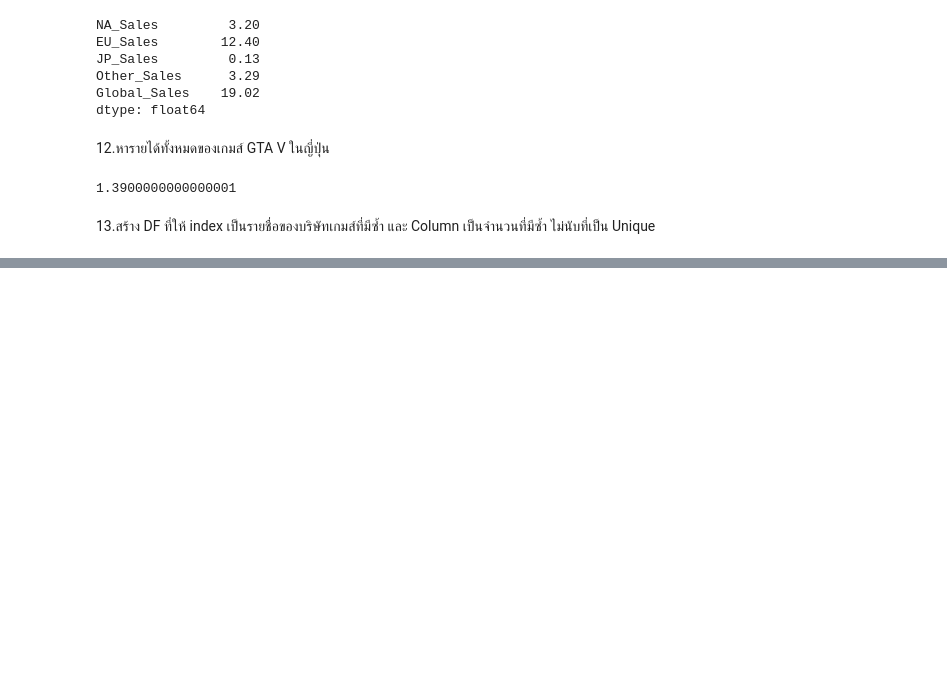
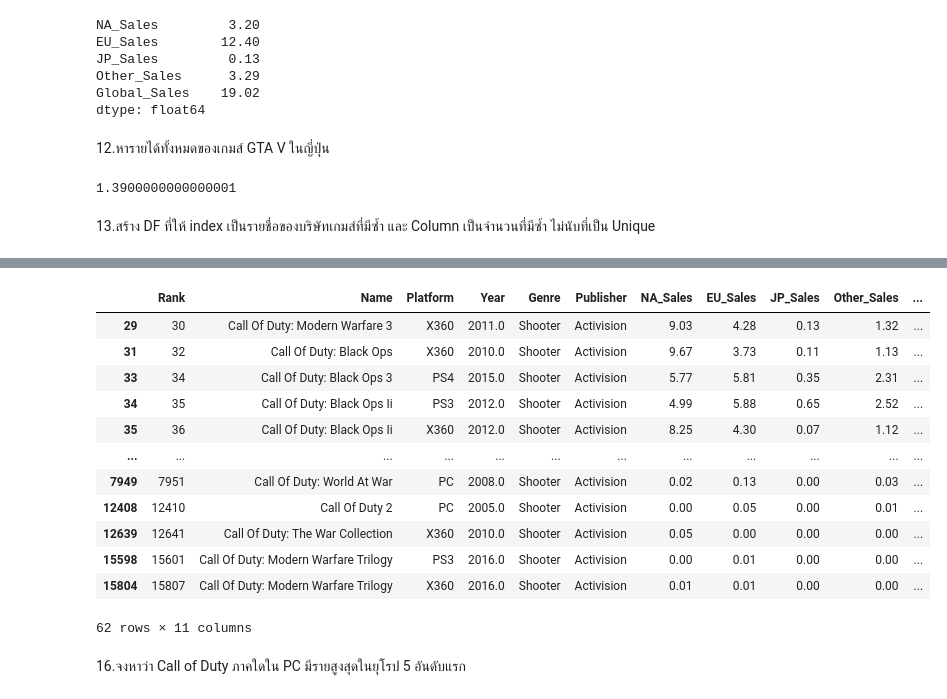
Before and after one commit to 0xKoios/DataCamp-2-for-Data-Scientist, a Jupyter notebook: 8. Project I Capstone/Project I Capstone.ipynb, the cells around one changed output, grey strips where cells are left out. Saved outputs shown, nothing was run; the diff lists cells and outputs as text; code cells hidden in the pictures; blank space fills up the shorter version.

```diff
--- a/8. Project I Capstone/Project I Capstone.ipynb
+++ b/8. Project I Capstone/Project I Capstone.ipynb
@@ -274,0 +353,18 @@ df.set_index("Name")
+# %%
+df_cad
+# %% [output]
+|  | Rank | Name | Platform | Year | Genre | Publisher | NA_Sales | EU_Sales | JP_Sales | Other_Sales | ... |
+| 29 | 30 | Call Of Duty: Modern Warfare 3 | X360 | 2011.0 | Shooter | Activision | 9.03 | 4.28 | 0.13 | 1.32 | ... |
+| 31 | 32 | Call Of Duty: Black Ops | X360 | 2010.0 | Shooter | Activision | 9.67 | 3.73 | 0.11 | 1.13 | ... |
+| 33 | 34 | Call Of Duty: Black Ops 3 | PS4 | 2015.0 | Shooter | Activision | 5.77 | 5.81 | 0.35 | 2.31 | ... |
+| 34 | 35 | Call Of Duty: Black Ops Ii | PS3 | 2012.0 | Shooter | Activision | 4.99 | 5.88 | 0.65 | 2.52 | ... |
+| 35 | 36 | Call Of Duty: Black Ops Ii | X360 | 2012.0 | Shooter | Activision | 8.25 | 4.30 | 0.07 | 1.12 | ... |
+| ... | ... | ... | ... | ... | ... | ... | ... | ... | ... | ... | ... |
+| 7949 | 7951 | Call Of Duty: World At War | PC | 2008.0 | Shooter | Activision | 0.02 | 0.13 | 0.00 | 0.03 | ... |
+| 12408 | 12410 | Call Of Duty 2 | PC | 2005.0 | Shooter | Activision | 0.00 | 0.05 | 0.00 | 0.01 | ... |
+| 12639 | 12641 | Call Of Duty: The War Collection | X360 | 2010.0 | Shooter | Activision | 0.05 | 0.00 | 0.00 | 0.00 | ... |
+| 15598 | 15601 | Call Of Duty: Modern Warfare Trilogy | PS3 | 2016.0 | Shooter | Activision | 0.00 | 0.01 | 0.00 | 0.00 | ... |
+| 15804 | 15807 | Call Of Duty: Modern Warfare Trilogy | X360 | 2016.0 | Shooter | Activision | 0.01 | 0.01 | 0.00 | 0.00 | ... |
+62 rows × 11 columns
+# %% [markdown]
+16.จงหาว่า Call of Duty ภาคใดใน PC มีรายสูงสุดในยุโรป 5 อันดับแรก
```
Also changed, not shown: parts of 28 cells of this notebook.
